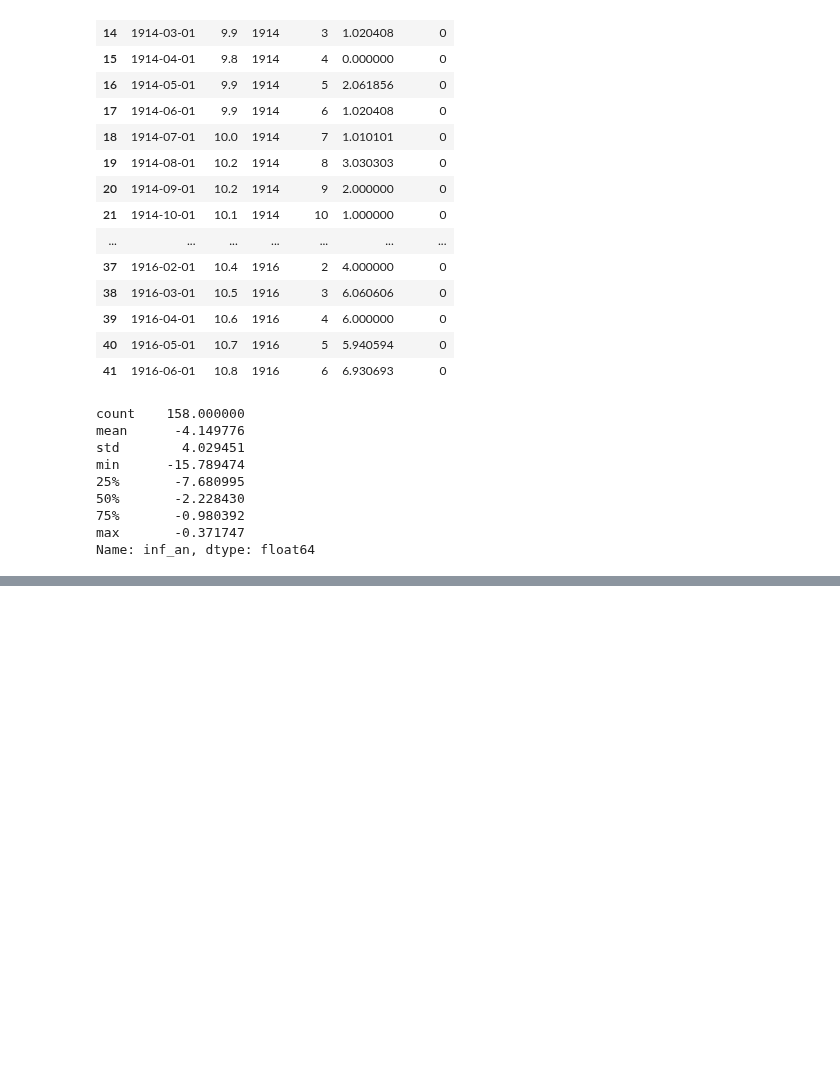
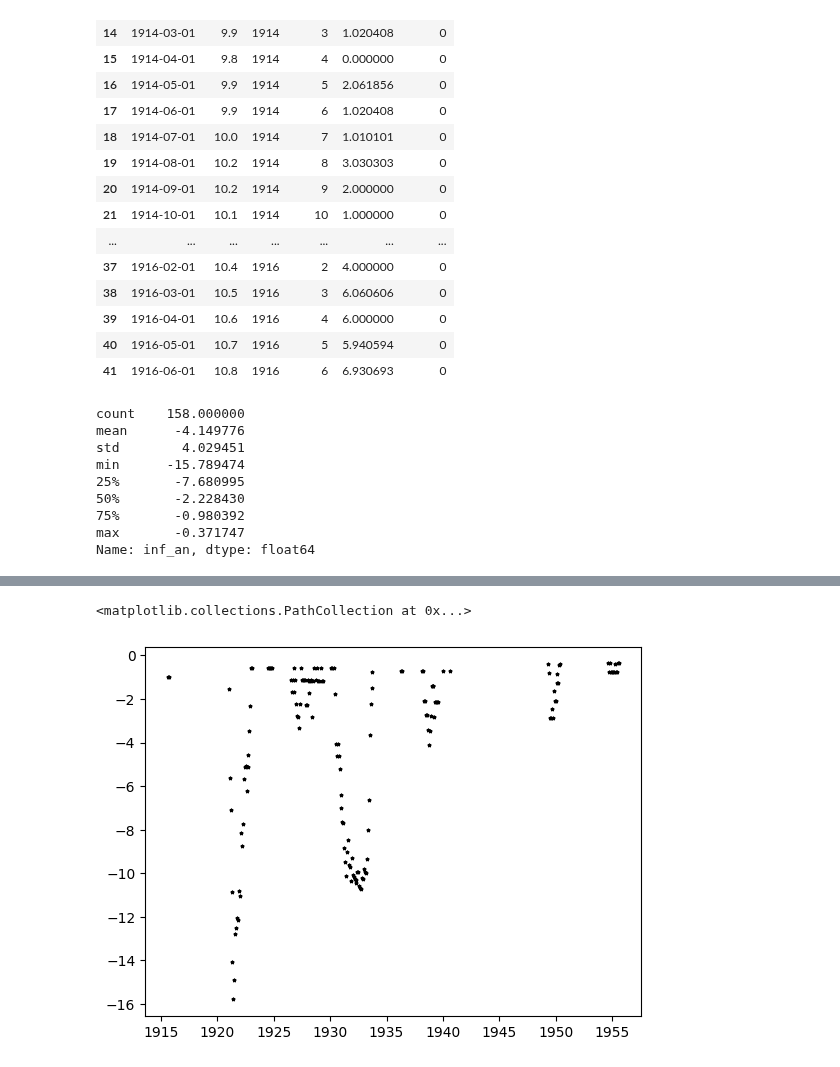
Before and after one commit to Rapamel/ProjetPythonDatascience, a Jupyter notebook: Main_Inflation.ipynb, the cells around one changed output, grey strips where cells are left out. Cells and saved outputs as stored; diff of their text form; code cells hidden in the pictures; blank space fills up the shorter version.

```diff
--- a/Main_Inflation.ipynb
+++ b/Main_Inflation.ipynb
@@ -271,0 +279,5 @@ sns.scatterplot(x=CPI_sub["date"], y=CPI_sub["inf_neg"])
+# %%
+plt.scatter(CPI_neg["date"], CPI_neg["inf_an"], s=5, marker="*",edgecolors="black")
+# %% [output]
+<matplotlib.collections.PathCollection at 0x...>
+[figure, added]
```
Also changed, not shown: parts of 5 cells of this notebook.
